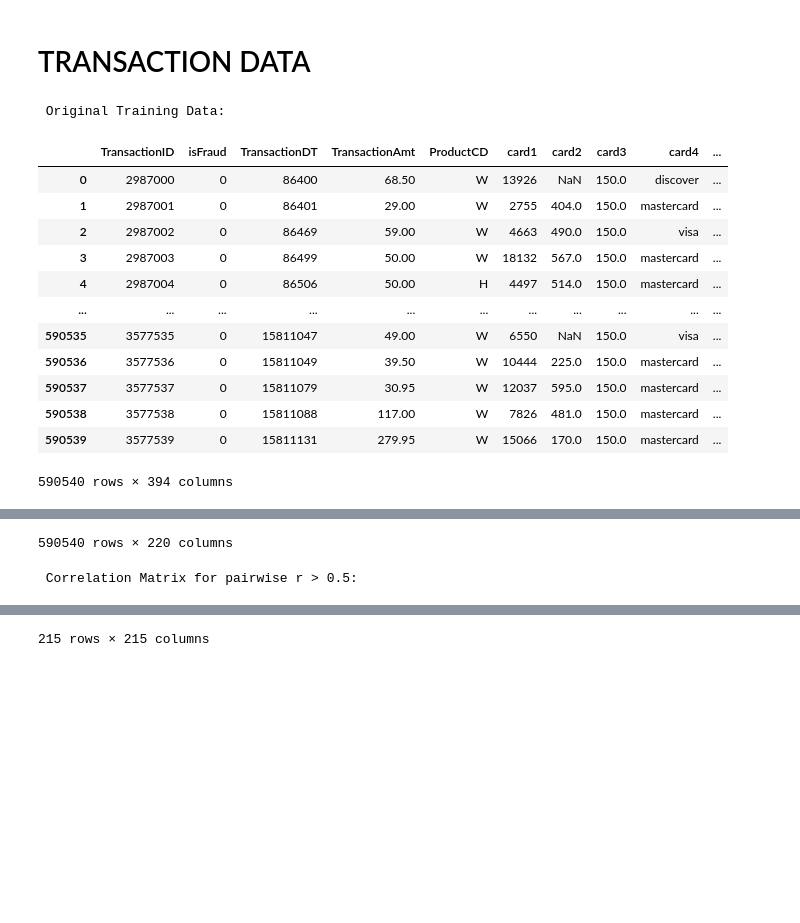
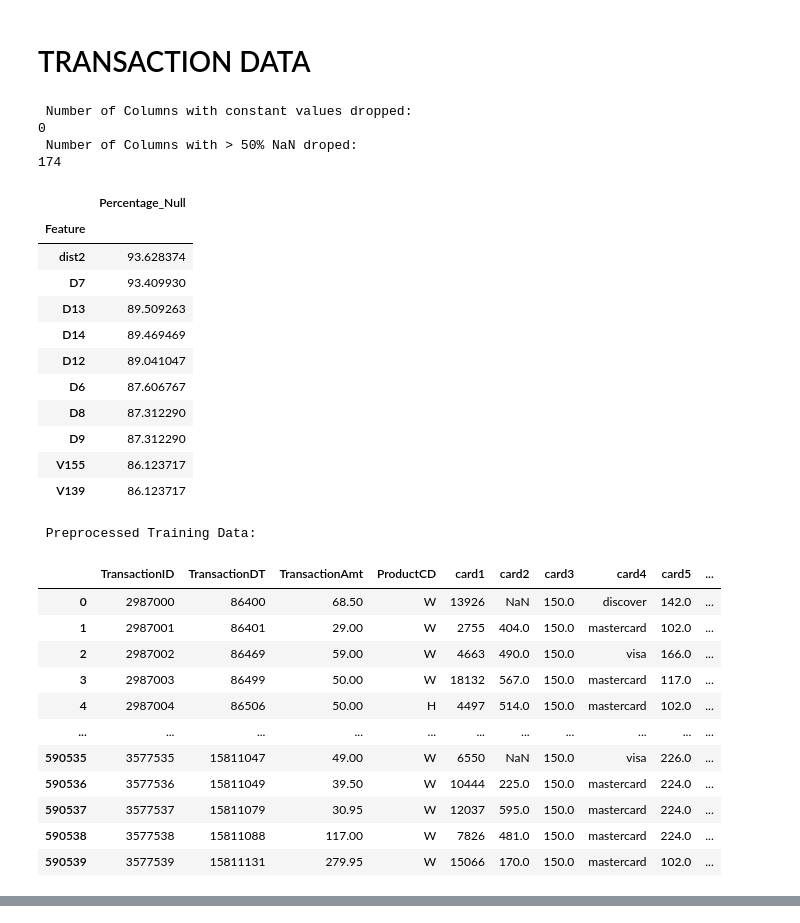
Before and after one commit to chow-sheng-yang/BT4222_Fraud_Detection_CRWKIJ, a Jupyter notebook: preprocessing.ipynb, the cells around one changed output, grey strips where cells are left out. Drawn from its saved outputs; the diff is of its cells as text; code cells hidden in the pictures; blank space fills up the shorter version.

```diff
--- a/preprocessing.ipynb
+++ b/preprocessing.ipynb
@@ -41,6 +54,7 @@ def preprocess_data(
         target:str,
         remove_nulls_threshold:int,
         remove_nulls=False,
+        display_nulls=False,
         interpolate=False,
         standardise=False,
         ) -> pd.DataFrame:
@@ -48,7 +62,6 @@ def preprocess_data(
     # split independent & target:
     y, Xs = split_features(df, target)
 
-    # number of independent features:
     k = len(Xs.columns)
 
     # work on Y feature:
@@ -80,15 +93,18 @@ def preprocess_data(
         header('Number of Columns with > 50% NaN droped:')
         print(f'{len(nullcols)}')
 
+    if display_nulls is True:
+        display(pd.DataFrame(list(null_dict.items()), columns=['Feature', 'Percentage_Null']) \
+                .set_index('Feature') \
+                .sort_values(by='Percentage_Null', ascending=False) \
+                .head(10))
+
     # standardise numerical columns
     if standardise is True:
         z = StandardScaler()
         num, cat = extract_df(Xs)
-        for j in num.columns:
-            if j == 'TransactionID':
-                continue
-            else:
-                Xs[j] = z.fit_transform(Xs[j].to_numpy().reshape(-1, 1))
+        for col in num:
+            Xs[col] = Xs[col] if col == 'TransactionID' else z.fit_transform(Xs[col].to_numpy().reshape(-1, 1))
 
     # encode any bool columns and any strings labelled T/F to 1/0
     Xs[Xs.columns[Xs.dtypes == 'bool']] += 0
@@ -103,38 +119,53 @@ def preprocess_data(
 # %% [markdown]
 # TRANSACTION DATA
 # %%
-header('Original Training Data:')
-display(transaction_train)
+# engineer log_transactionamt:
+transaction_train['log_TransactionAmt'] = np.log(transaction_train['TransactionAmt'])
 
 # preprocess transaction_train:
 cleaned_transaction_train = preprocess_data(df=transaction_train,
                                             target='isFraud',
                                             remove_nulls=True,
                                             remove_nulls_threshold=50,
+                                            display_nulls=True,
                                             interpolate=False,
-                                            standardise=True
-                                    )
+                                            standardise=False)
 
 header('Preprocessed Training Data:')
 display(cleaned_transaction_train)
 
-# correlation matrix:
-header('Correlation Matrix for pairwise r > 0.5:')
-numerics, categoricals = extract_df(cleaned_transaction_train)
-pearsonr = numerics.corr()
-display(pearsonr[pearsonr > 0.5])
+# # correlation matrix:
+# header('Correlation Matrix for pairwise r > 0.5:')
+# numerics, categoricals = extract_df(cleaned_transaction_train)
+# pearsonr = numerics.corr()
+# display(pearsonr[pearsonr > 0.5])
 # %% [output]
- Original Training Data:
+ Number of Columns with constant values dropped:
+0
+ Number of Columns with > 50% NaN droped:
+174
-|  | TransactionID | isFraud | TransactionDT | TransactionAmt | ProductCD | card1 | card2 | card3 | card4 | ... |
-| 0 | 2987000 | 0 | 86400 | 68.50 | W | 13926 | NaN | 150.0 | discover | ... |
-| 1 | 2987001 | 0 | 86401 | 29.00 | W | 2755 | 404.0 | 150.0 | mastercard | ... |
-| 2 | 2987002 | 0 | 86469 | 59.00 | W | 4663 | 490.0 | 150.0 | visa | ... |
-| 3 | 2987003 | 0 | 86499 | 50.00 | W | 18132 | 567.0 | 150.0 | mastercard | ... |
-| 4 | 2987004 | 0 | 86506 | 50.00 | H | 4497 | 514.0 | 150.0 | mastercard | ... |
-| ... | ... | ... | ... | ... | ... | ... | ... | ... | ... | ... |
-| 590535 | 3577535 | 0 | 15811047 | 49.00 | W | 6550 | NaN | 150.0 | visa | ... |
-| 590536 | 3577536 | 0 | 15811049 | 39.50 | W | 10444 | 225.0 | 150.0 | mastercard | ... |
-| 590537 | 3577537 | 0 | 15811079 | 30.95 | W | 12037 | 595.0 | 150.0 | mastercard | ... |
-| 590538 | 3577538 | 0 | 15811088 | 117.00 | W | 7826 | 481.0 | 150.0 | mastercard | ... |
-| 590539 | 3577539 | 0 | 15811131 | 279.95 | W | 15066 | 170.0 | 150.0 | mastercard | ... |
+|  | Percentage_Null |
+| Feature |  |
+| dist2 | 93.628374 |
+| D7 | 93.409930 |
+| D13 | 89.509263 |
+| D14 | 89.469469 |
+| D12 | 89.041047 |
+| D6 | 87.606767 |
+| D8 | 87.312290 |
+| D9 | 87.312290 |
+| V155 | 86.123717 |
+| V139 | 86.123717 |
-590540 rows × 394 columns
+ Preprocessed Training Data:
+|  | TransactionID | TransactionDT | TransactionAmt | ProductCD | card1 | card2 | card3 | card4 | card5 | ... |
+| 0 | 2987000 | 86400 | 68.50 | W | 13926 | NaN | 150.0 | discover | 142.0 | ... |
+| 1 | 2987001 | 86401 | 29.00 | W | 2755 | 404.0 | 150.0 | mastercard | 102.0 | ... |
+| 2 | 2987002 | 86469 | 59.00 | W | 4663 | 490.0 | 150.0 | visa | 166.0 | ... |
+| 3 | 2987003 | 86499 | 50.00 | W | 18132 | 567.0 | 150.0 | mastercard | 117.0 | ... |
+| 4 | 2987004 | 86506 | 50.00 | H | 4497 | 514.0 | 150.0 | mastercard | 102.0 | ... |
+| ... | ... | ... | ... | ... | ... | ... | ... | ... | ... | ... |
+| 590535 | 3577535 | 15811047 | 49.00 | W | 6550 | NaN | 150.0 | visa | 226.0 | ... |
+| 590536 | 3577536 | 15811049 | 39.50 | W | 10444 | 225.0 | 150.0 | mastercard | 224.0 | ... |
+| 590537 | 3577537 | 15811079 | 30.95 | W | 12037 | 595.0 | 150.0 | mastercard | 224.0 | ... |
+| 590538 | 3577538 | 15811088 | 117.00 | W | 7826 | 481.0 | 150.0 | mastercard | 224.0 | ... |
+| 590539 | 3577539 | 15811131 | 279.95 | W | 15066 | 170.0 | 150.0 | mastercard | 102.0 | ... |
@@ -158,2 +172,0 @@ display(pearsonr[pearsonr > 0.5])
-590540 rows × 220 columns
- Correlation Matrix for pairwise r > 0.5:
@@ -172,2 +173 @@ display(pearsonr[pearsonr > 0.5])
-215 rows × 215 columns
 # %%
```
Also changed, not shown: parts of 3 cells of this notebook.
